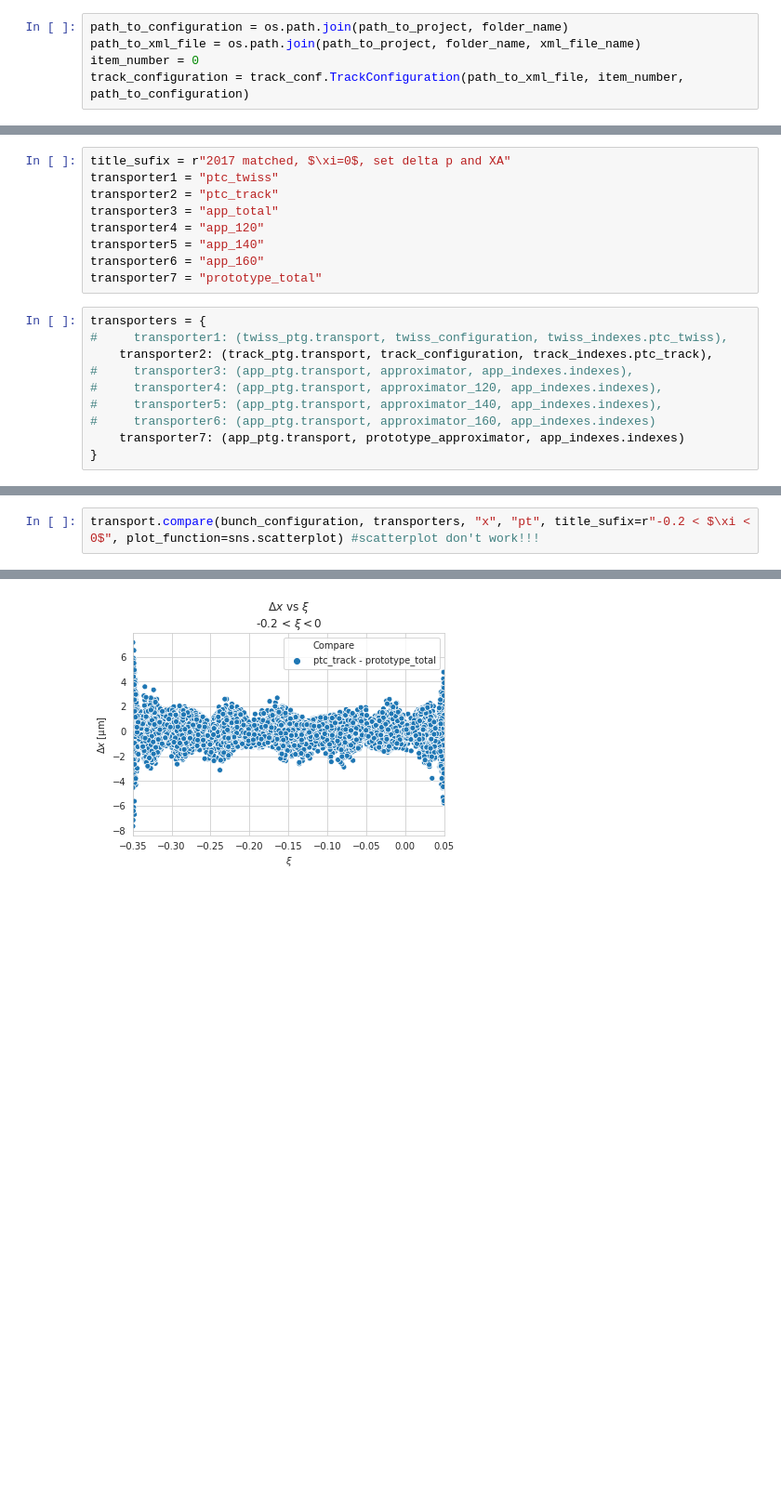
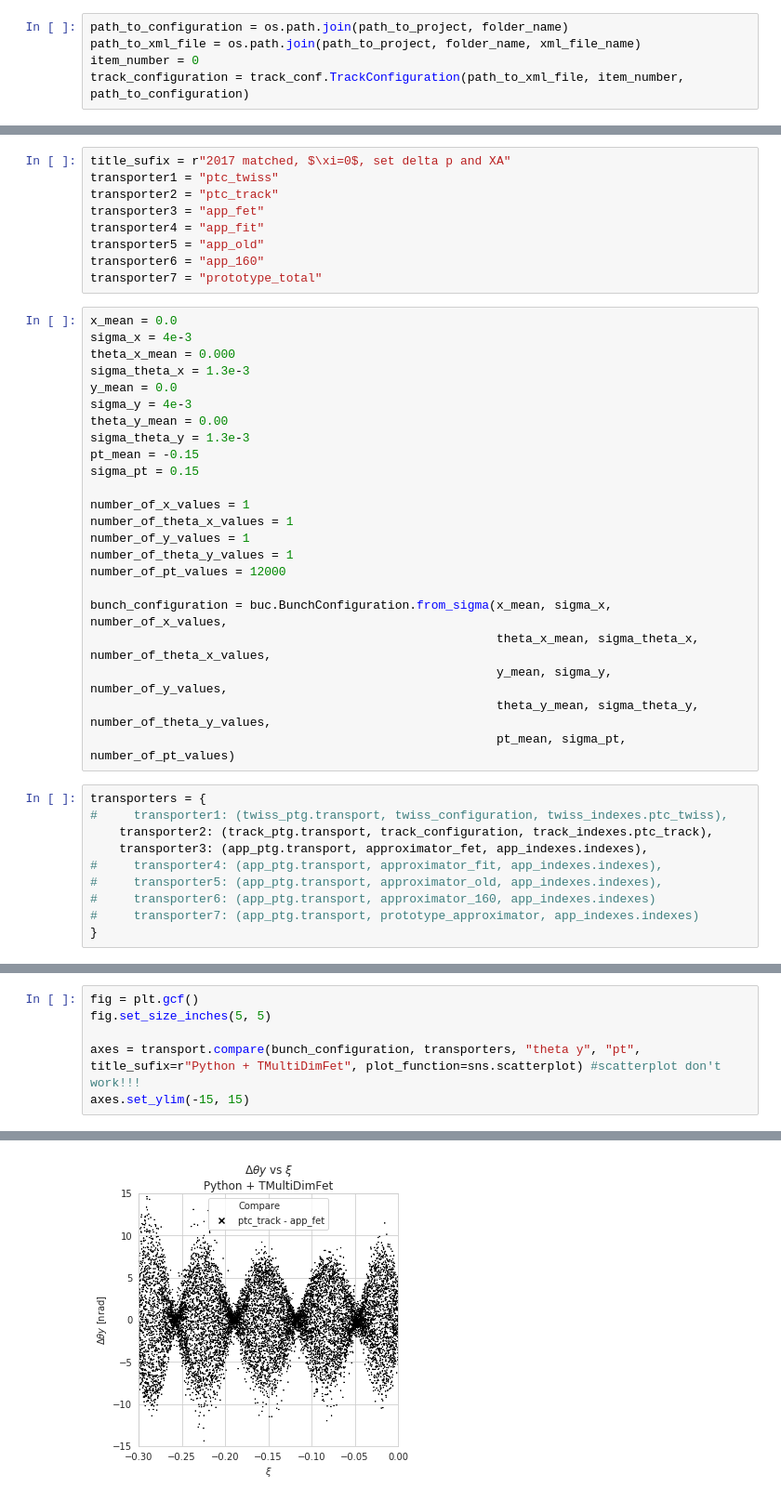
Before and after one commit to mucharafal/optics_generator_python, a Jupyter notebook: notebooks/Errors.ipynb, the cells around one changed output, grey strips where cells are left out. Shown: that part at 93% size. Cells and saved outputs as stored; diff of their text form; blank space fills up the shorter version.

Commit message:
Compare optics parameters

```diff
--- a/notebooks/Errors.ipynb
+++ b/notebooks/Errors.ipynb
@@ -115,18 +88,41 @@ prototype_approximator = tram.train_from_xml_configuration(path_to_configuration
 title_sufix = r"2017 matched, $\xi=0$, set delta p and XA"
 transporter1 = "ptc_twiss"
 transporter2 = "ptc_track"
-transporter3 = "app_total"
-transporter4 = "app_120"
-transporter5 = "app_140"
+transporter3 = "app_fet"
+transporter4 = "app_fit"
+transporter5 = "app_old"
 transporter6 = "app_160"
 transporter7 = "prototype_total"
+# %%
+x_mean = 0.0
+sigma_x = 4e-3
+theta_x_mean = 0.000
+sigma_theta_x = 1.3e-3
+y_mean = 0.0
+sigma_y = 4e-3
+theta_y_mean = 0.00
+sigma_theta_y = 1.3e-3
+pt_mean = -0.15
+sigma_pt = 0.15
+
+number_of_x_values = 1
+number_of_theta_x_values = 1
+number_of_y_values = 1
+number_of_theta_y_values = 1
+number_of_pt_values = 12000
+
+bunch_configuration = buc.BunchConfiguration.from_sigma(x_mean, sigma_x, number_of_x_values,
+                                                        theta_x_mean, sigma_theta_x, number_of_theta_x_values,
+                                                        y_mean, sigma_y, number_of_y_values,
+                                                        theta_y_mean, sigma_theta_y, number_of_theta_y_values,
+                                                        pt_mean, sigma_pt, number_of_pt_values)
 # %%
 transporters = {
 #     transporter1: (twiss_ptg.transport, twiss_configuration, twiss_indexes.ptc_twiss),
     transporter2: (track_ptg.transport, track_configuration, track_indexes.ptc_track),
-#     transporter3: (app_ptg.transport, approximator, app_indexes.indexes),
-#     transporter4: (app_ptg.transport, approximator_120, app_indexes.indexes),
-#     transporter5: (app_ptg.transport, approximator_140, app_indexes.indexes),
+    transporter3: (app_ptg.transport, approximator_fet, app_indexes.indexes),
+#     transporter4: (app_ptg.transport, approximator_fit, app_indexes.indexes),
+#     transporter5: (app_ptg.transport, approximator_old, app_indexes.indexes),
 #     transporter6: (app_ptg.transport, approximator_160, app_indexes.indexes)
-    transporter7: (app_ptg.transport, prototype_approximator, app_indexes.indexes)
+#     transporter7: (app_ptg.transport, prototype_approximator, app_indexes.indexes)
 }
@@ -156,3 +129,7 @@ bunch_configuration = buc.BunchConfiguration.from_sigma(x_mean, sigma_x, number_
 # %%
-transport.compare(bunch_configuration, transporters, "x", "pt", title_sufix=r"-0.2 < $\xi < 0$", plot_function=sns.scatterplot) #scatterplot don't work!!!
+fig = plt.gcf()
+fig.set_size_inches(5, 5)
+
+axes = transport.compare(bunch_configuration, transporters, "theta y", "pt", title_sufix=r"Python + TMultiDimFet", plot_function=sns.scatterplot) #scatterplot don't work!!!
+axes.set_ylim(-15, 15)
 # %% [output]
@@ -159,4 +137,4 @@ transport.compare(bunch_configuration, transporters, "x", "pt", title_sufix=r"-0
-[figure, old version]
+[figure, new version]
 # %%
 f, axes = plt.subplots(2, 2)
 
```
Also changed, not shown: parts of 13 cells of this notebook, 7 other files.
